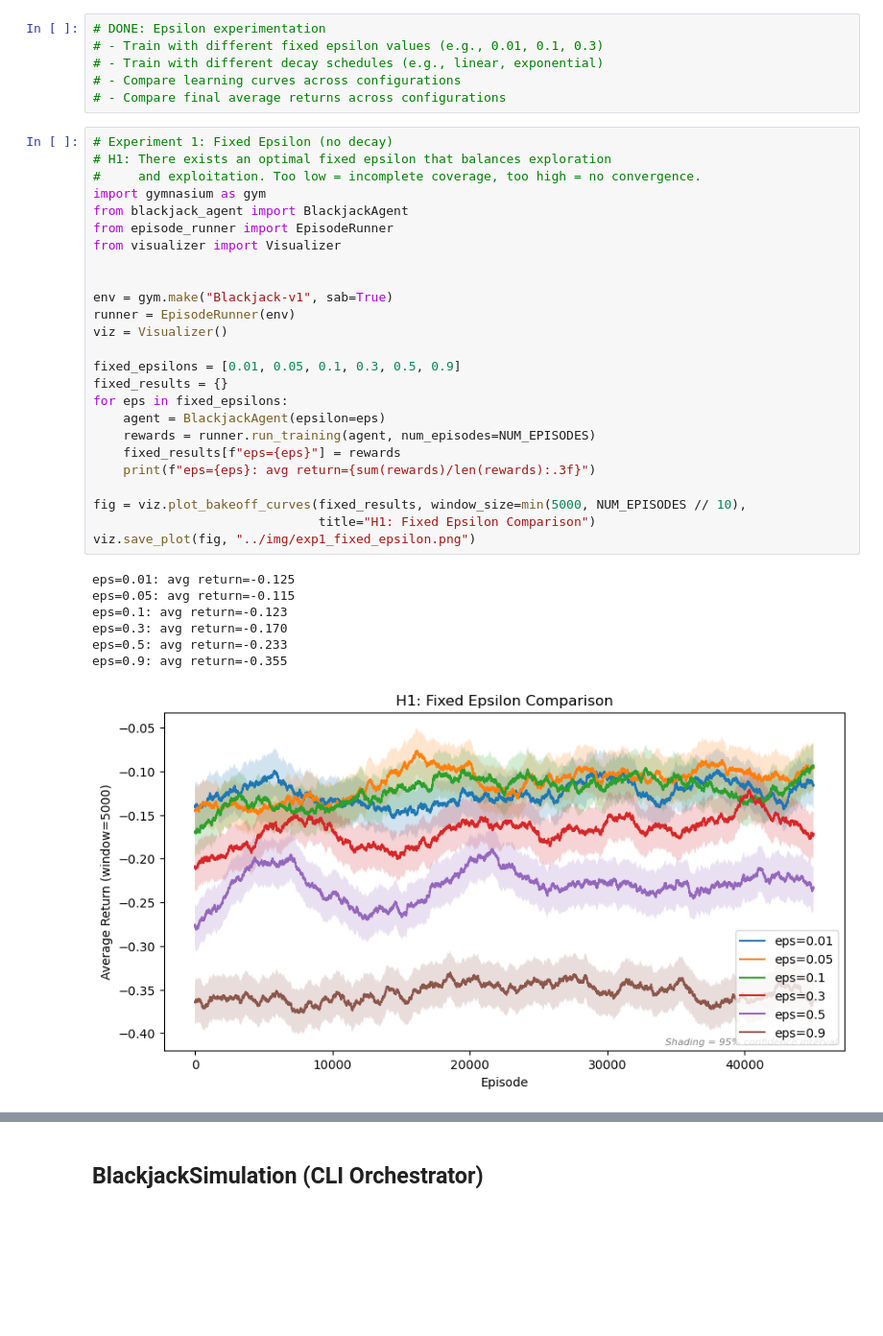
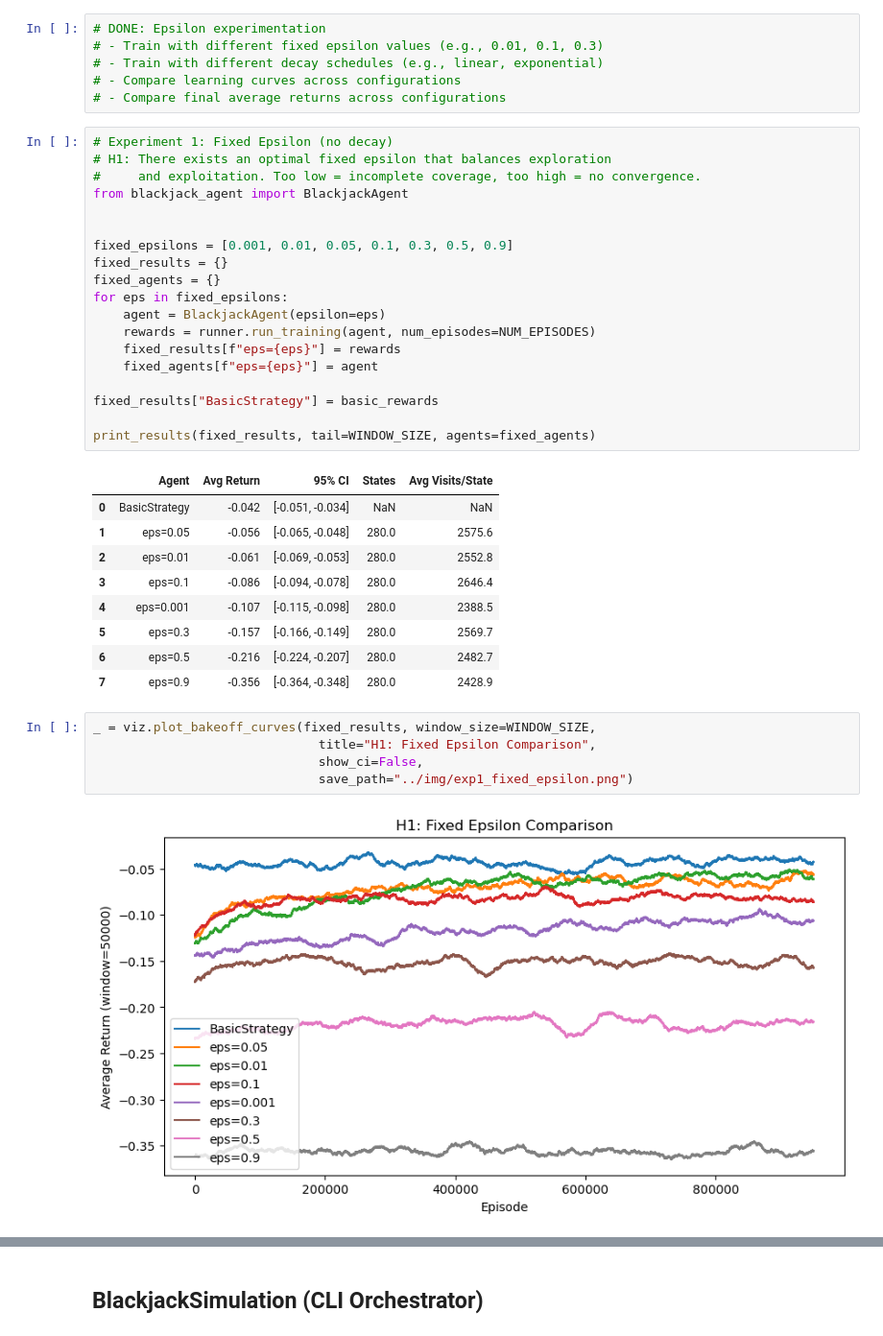
Before and after one commit to craig-rudman/MSDS684, a Jupyter notebook: W3/notebooks/development.ipynb, the cells around one changed output, grey strips where cells are left out. Shown at 96% size. Saved outputs shown, nothing was run; the diff lists cells and outputs as text; blank space fills up the shorter version.

```diff
--- a/W3/notebooks/development.ipynb
+++ b/W3/notebooks/development.ipynb
@@ -386,35 +422,38 @@ viz.save_plot(fig_no_ace, "../img/value_surface_no_usable_ace.png")
 # Experiment 1: Fixed Epsilon (no decay)
 # H1: There exists an optimal fixed epsilon that balances exploration
 #     and exploitation. Too low = incomplete coverage, too high = no convergence.
-import gymnasium as gym
 from blackjack_agent import BlackjackAgent
-from episode_runner import EpisodeRunner
-from visualizer import Visualizer
 
 
-env = gym.make("Blackjack-v1", sab=True)
-runner = EpisodeRunner(env)
-viz = Visualizer()
-
-fixed_epsilons = [0.01, 0.05, 0.1, 0.3, 0.5, 0.9]
+fixed_epsilons = [0.001, 0.01, 0.05, 0.1, 0.3, 0.5, 0.9]
 fixed_results = {}
+fixed_agents = {}
 for eps in fixed_epsilons:
     agent = BlackjackAgent(epsilon=eps)
     rewards = runner.run_training(agent, num_episodes=NUM_EPISODES)
     fixed_results[f"eps={eps}"] = rewards
-    print(f"eps={eps}: avg return={sum(rewards)/len(rewards):.3f}")
+    fixed_agents[f"eps={eps}"] = agent
 
-fig = viz.plot_bakeoff_curves(fixed_results, window_size=min(5000, NUM_EPISODES // 10),
-                              title="H1: Fixed Epsilon Comparison")
-viz.save_plot(fig, "../img/exp1_fixed_epsilon.png")
+fixed_results["BasicStrategy"] = basic_rewards
+
+print_results(fixed_results, tail=WINDOW_SIZE, agents=fixed_agents)
 # %% [output]
-eps=0.01: avg return=-0.125
-eps=0.05: avg return=-0.115
-eps=0.1: avg return=-0.123
-eps=0.3: avg return=-0.170
-eps=0.5: avg return=-0.233
-eps=0.9: avg return=-0.355
-[figure, removed]
+|  | Agent | Avg Return | 95% CI | States | Avg Visits/State |
+| 0 | BasicStrategy | -0.042 | [-0.051, -0.034] | NaN | NaN |
+| 1 | eps=0.05 | -0.056 | [-0.065, -0.048] | 280.0 | 2575.6 |
+| 2 | eps=0.01 | -0.061 | [-0.069, -0.053] | 280.0 | 2552.8 |
+| 3 | eps=0.1 | -0.086 | [-0.094, -0.078] | 280.0 | 2646.4 |
+| 4 | eps=0.001 | -0.107 | [-0.115, -0.098] | 280.0 | 2388.5 |
+| 5 | eps=0.3 | -0.157 | [-0.166, -0.149] | 280.0 | 2569.7 |
+| 6 | eps=0.5 | -0.216 | [-0.224, -0.207] | 280.0 | 2482.7 |
+| 7 | eps=0.9 | -0.356 | [-0.364, -0.348] | 280.0 | 2428.9 |
+# %%
+_ = viz.plot_bakeoff_curves(fixed_results, window_size=WINDOW_SIZE,
+                              title="H1: Fixed Epsilon Comparison",
+                              show_ci=False,
+                              save_path="../img/exp1_fixed_epsilon.png")
+# %% [output]
+[figure, added]
 # %%
 # Experiment 2: Decay Schedules
 # H2: Decaying epsilon over time outperforms any fixed epsilon by exploring
```
Also changed, not shown: parts of 22 cells of this notebook, 11 other files.
